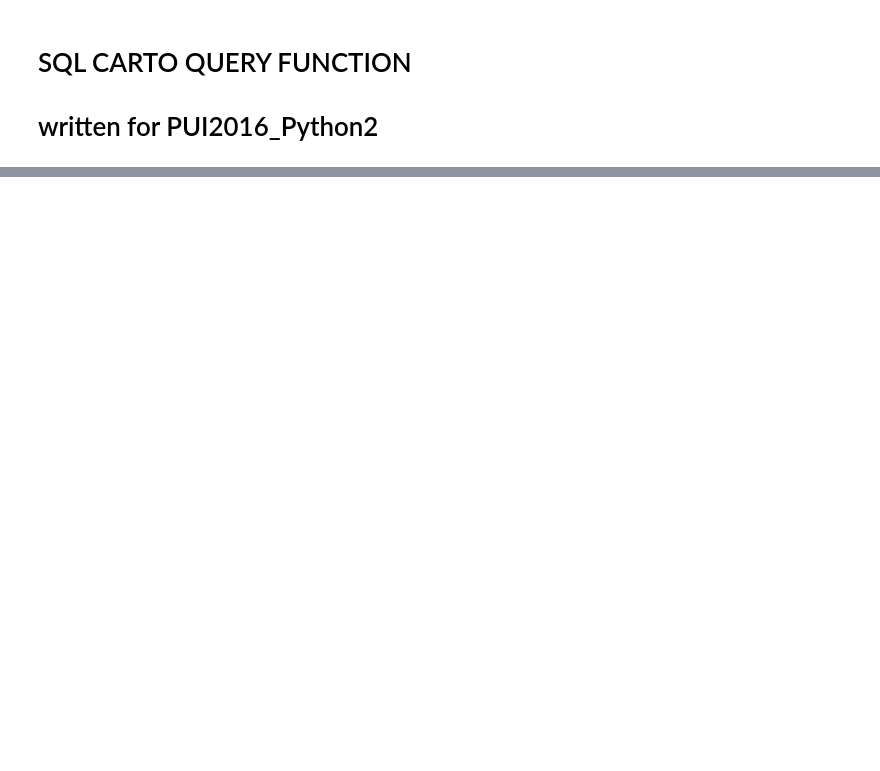
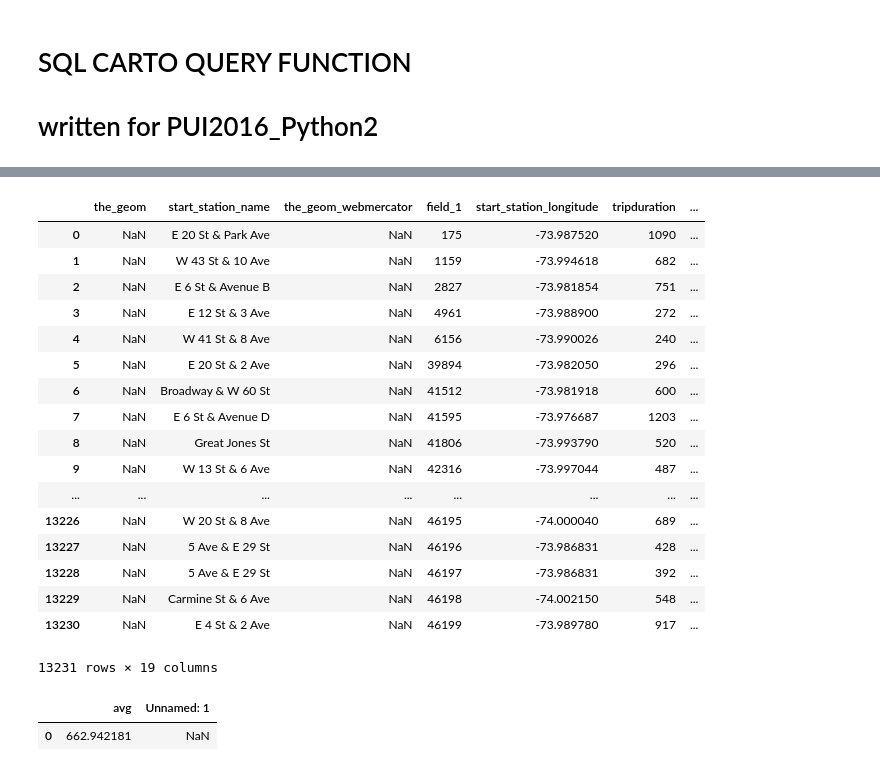
Before and after one commit to timurmukhtarov/PUI2018_tm1722, a Jupyter notebook: HW6_tm1722/HW6_Assignment2_tm1722.ipynb, the cells around one changed output, grey strips where cells are left out. Drawn from its saved outputs; the diff is of its cells as text; code cells hidden in the pictures; blank space fills up the shorter version.

```diff
--- a/HW6_tm1722/HW6_Assignment2_tm1722.ipynb
+++ b/HW6_tm1722/HW6_Assignment2_tm1722.ipynb
@@ -58,0 +250,42 @@ table.head(5)
+# %%
+# Select trips that started on the weekends
+query9 = '''SELECT *
+            FROM fb55.citibike
+            WHERE date_part('dow', starttime)
+            IN (0,6)
+
+'''
+table = get_data(query9)
+table
+# %% [output]
+|  | the_geom | start_station_name | the_geom_webmercator | field_1 | start_station_longitude | tripduration | ... |
+| 0 | NaN | E 20 St & Park Ave | NaN | 175 | -73.987520 | 1090 | ... |
+| 1 | NaN | W 43 St & 10 Ave | NaN | 1159 | -73.994618 | 682 | ... |
+| 2 | NaN | E 6 St & Avenue B | NaN | 2827 | -73.981854 | 751 | ... |
+| 3 | NaN | E 12 St & 3 Ave | NaN | 4961 | -73.988900 | 272 | ... |
+| 4 | NaN | W 41 St & 8 Ave | NaN | 6156 | -73.990026 | 240 | ... |
+| 5 | NaN | E 20 St & 2 Ave | NaN | 39894 | -73.982050 | 296 | ... |
+| 6 | NaN | Broadway & W 60 St | NaN | 41512 | -73.981918 | 600 | ... |
+| 7 | NaN | E 6 St & Avenue D | NaN | 41595 | -73.976687 | 1203 | ... |
+| 8 | NaN | Great Jones St | NaN | 41806 | -73.993790 | 520 | ... |
+| 9 | NaN | W 13 St & 6 Ave | NaN | 42316 | -73.997044 | 487 | ... |
+| ... | ... | ... | ... | ... | ... | ... | ... |
+| 13226 | NaN | W 20 St & 8 Ave | NaN | 46195 | -74.000040 | 689 | ... |
+| 13227 | NaN | 5 Ave & E 29 St | NaN | 46196 | -73.986831 | 428 | ... |
+| 13228 | NaN | 5 Ave & E 29 St | NaN | 46197 | -73.986831 | 392 | ... |
+| 13229 | NaN | Carmine St & 6 Ave | NaN | 46198 | -74.002150 | 548 | ... |
+| 13230 | NaN | E 4 St & 2 Ave | NaN | 46199 | -73.989780 | 917 | ... |
+13231 rows × 19 columns
+# %%
+# average trip duration during weekends
+query10 = '''SELECT AVG(tripduration)
+            FROM fb55.citibike
+            WHERE date_part('dow', starttime)
+            IN (0,6)
+
+'''
+table = get_data(query10)
+table
+# %% [output]
+|  | avg | Unnamed: 1 |
+| 0 | 662.942181 | NaN |
```
Also changed, not shown: parts of 21 cells of this notebook, 1 other file.
